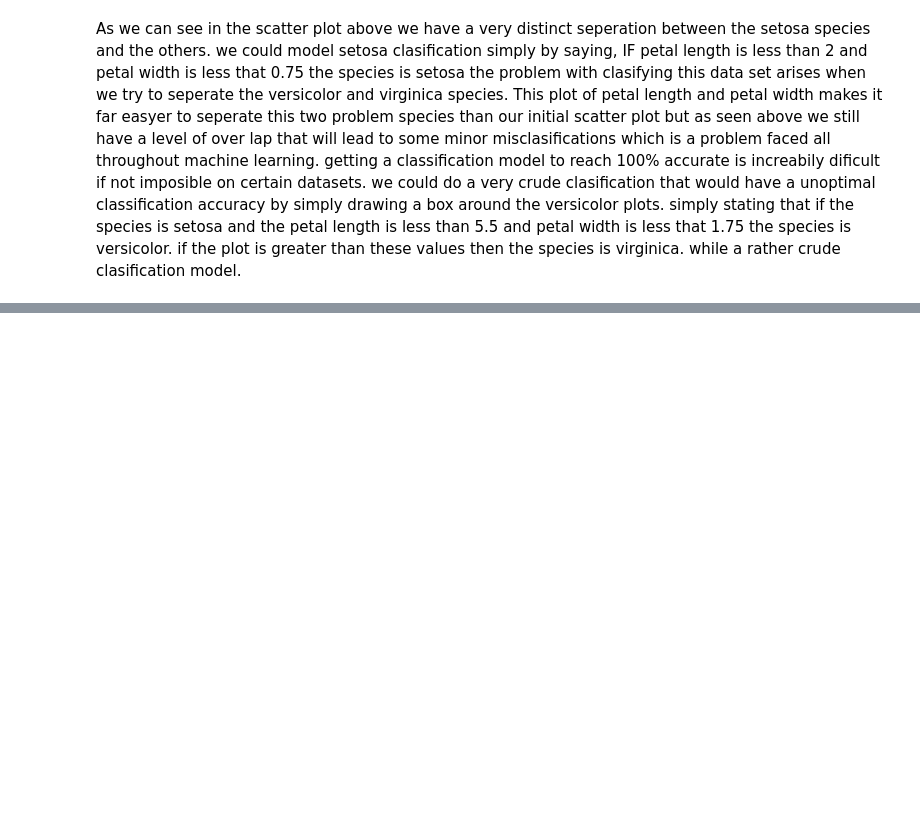
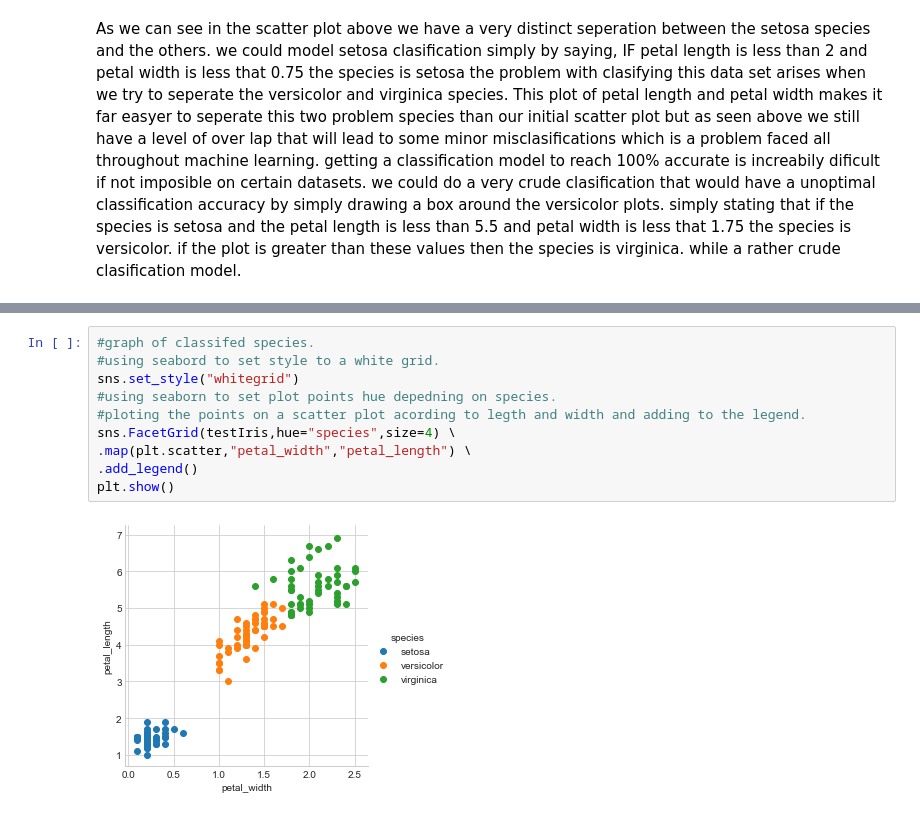
Before and after one commit to Uamhan/Emerging-technologies-Project, a Jupyter notebook: Iris_Dataset.ipynb, the cells around one changed output, grey strips where cells are left out. Drawn from its saved outputs; the diff is of its cells as text; blank space fills up the shorter version.

```diff
--- a/Iris_Dataset.ipynb
+++ b/Iris_Dataset.ipynb
@@ -165,3 +165,15 @@ versicolor    52
 setosa        50
 virginica     48
 Name: species, dtype: int64
+# %%
+#graph of classifed species.
+#using seabord to set style to a white grid.
+sns.set_style("whitegrid")
+#using seaborn to set plot points hue depedning on species.
+#ploting the points on a scatter plot acording to legth and width and adding to the legend.
+sns.FacetGrid(testIris,hue="species",size=4) \
+.map(plt.scatter,"petal_width","petal_length") \
+.add_legend()
+plt.show()
+# %% [output]
+[figure, added]
```
Also changed, not shown: parts of 3 cells of this notebook.
